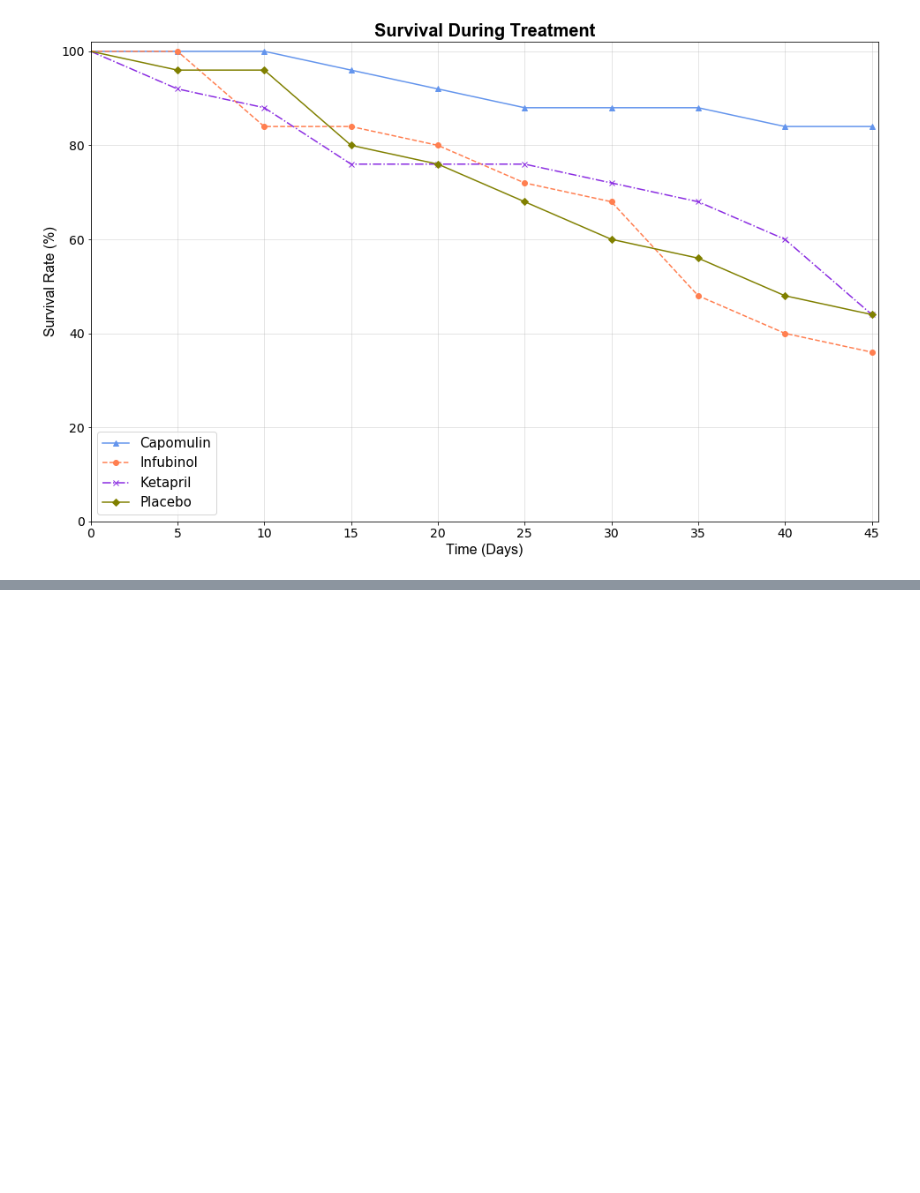
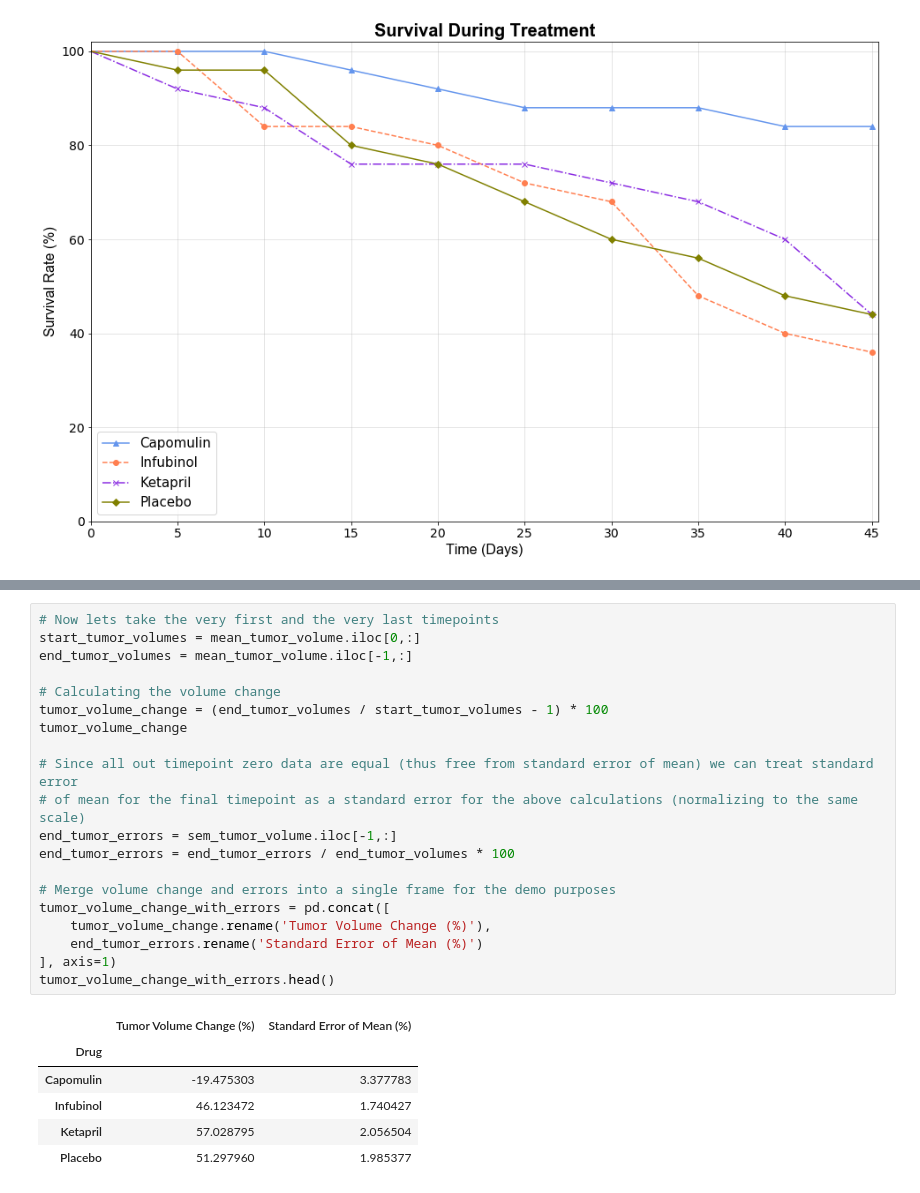
Before and after one commit to Demarsch/data-analytics-bootcamp, a Jupyter notebook: 05 - The Power of Plots/Code/Pymaceuticals.ipynb, the cells around one changed output, grey strips where cells are left out. Cells and saved outputs as stored; diff of their text form; blank space fills up the shorter version.

```diff
--- a/05 - The Power of Plots/Code/Pymaceuticals.ipynb
+++ b/05 - The Power of Plots/Code/Pymaceuticals.ipynb
@@ -200,0 +216,27 @@ plt.show()
+# %%
+# Now lets take the very first and the very last timepoints
+start_tumor_volumes = mean_tumor_volume.iloc[0,:]
+end_tumor_volumes = mean_tumor_volume.iloc[-1,:]
+
+# Calculating the volume change
+tumor_volume_change = (end_tumor_volumes / start_tumor_volumes - 1) * 100
+tumor_volume_change
+
+# Since all out timepoint zero data are equal (thus free from standard error of mean) we can treat standard error
+# of mean for the final timepoint as a standard error for the above calculations (normalizing to the same scale)
+end_tumor_errors = sem_tumor_volume.iloc[-1,:]
+end_tumor_errors = end_tumor_errors / end_tumor_volumes * 100
+
+# Merge volume change and errors into a single frame for the demo purposes
+tumor_volume_change_with_errors = pd.concat([
+    tumor_volume_change.rename('Tumor Volume Change (%)'),
+    end_tumor_errors.rename('Standard Error of Mean (%)')
+], axis=1)
+tumor_volume_change_with_errors.head()
+# %% [output]
+|  | Tumor Volume Change (%) | Standard Error of Mean (%) |
+| Drug |  |  |
+| Capomulin | -19.475303 | 3.377783 |
+| Infubinol | 46.123472 | 1.740427 |
+| Ketapril | 57.028795 | 2.056504 |
+| Placebo | 51.297960 | 1.985377 |
```
Also changed, not shown: parts of 3 cells of this notebook, 2 other files.
